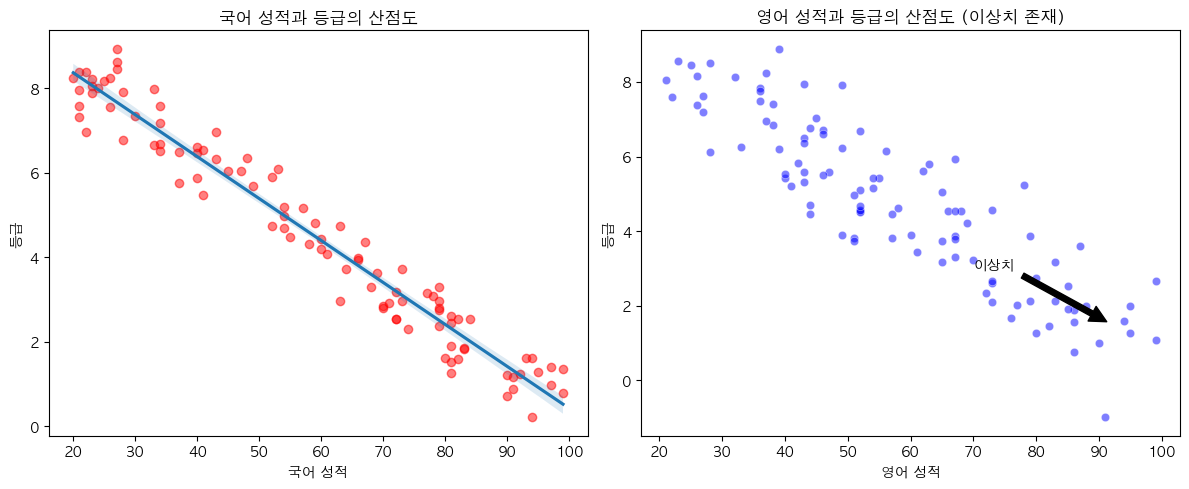
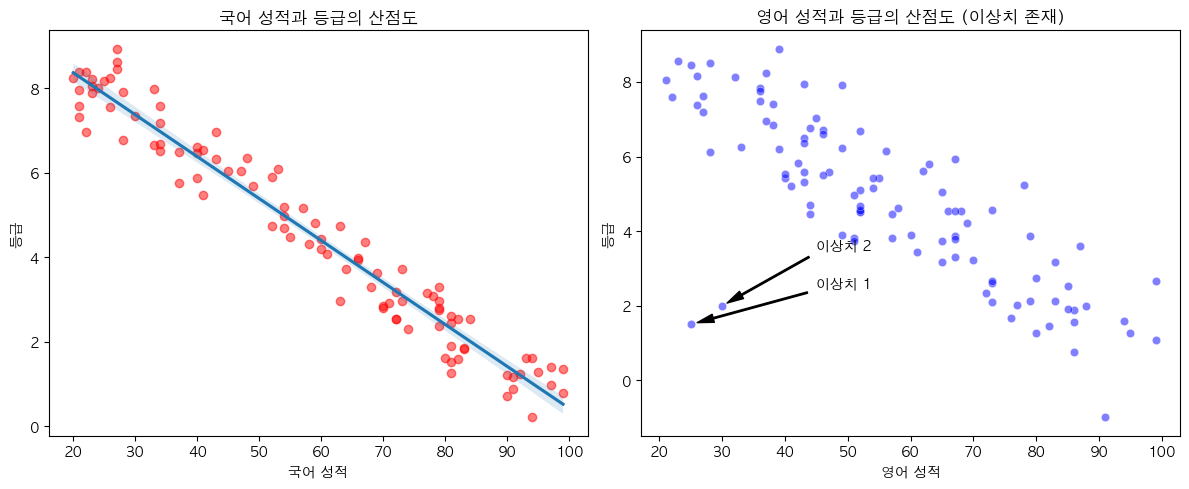
Code edit (unified diff) that turned the first committed figure into the second:
--- before
+++ after
@@ -1,3 +1,3 @@
-# [실습] 산점도와 이상치 시각화
+import matplotlib.pyplot as plt
 import seaborn as sns
 import numpy as np
@@ -10,7 +10,11 @@
 english_score = np.random.randint(20, 100, 100)
 english_grades = 10 - (english_score // 10) + np.random.normal(0, 1.0, 100)
-# 이상치 추가 (점수는 낮지만 등급은 잘 나온 경우 등)
-english_score = np.append(english_score, [90, 95])
-english_grades = np.append(english_grades, [1, 2])
+
+# 실제 이상치 데이터 추가 (낮은 점수이나 높은 등급을 받은 경우)
+outliers_x = np.array([25, 30])
+outliers_y = np.array([1.5, 2.0])
+
+english_score = np.append(english_score, outliers_x)
+english_grades = np.append(english_grades, outliers_y)
 
 plt.figure(figsize=(12, 5))
@@ -29,5 +33,10 @@
 plt.xlabel('영어 성적')
 plt.ylabel('등급')
-plt.annotate('이상치', xy=(92, 1.5), xytext=(70, 3), arrowprops=dict(facecolor='black', shrink=0.05))
+
+# 수정된 이상치 데이터 위치에 주석 표시
+plt.annotate('이상치 1', xy=(25, 1.5), xytext=(45, 2.5),
+             arrowprops=dict(facecolor='black', shrink=0.05, width=1, headwidth=6))
+plt.annotate('이상치 2', xy=(30, 2.0), xytext=(45, 3.5),
+             arrowprops=dict(facecolor='black', shrink=0.05, width=1, headwidth=6))
 
 plt.tight_layout()

Commit: Update re-uploaded 3-1-2 notebook